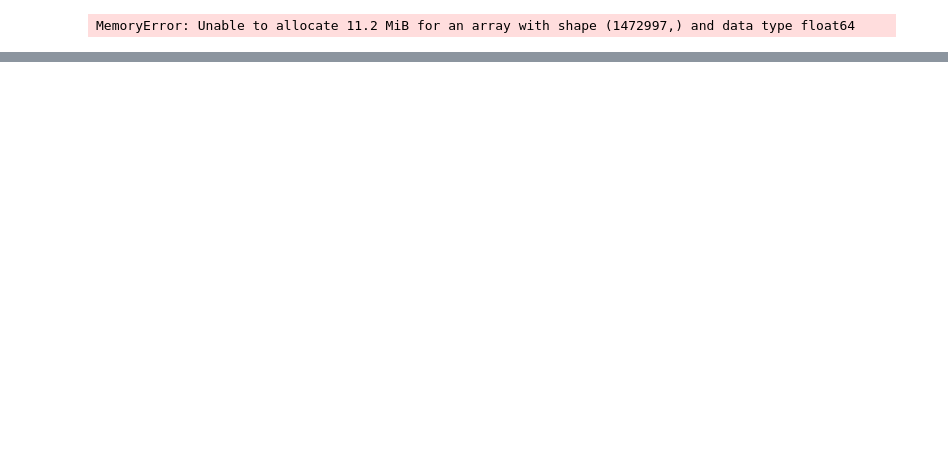
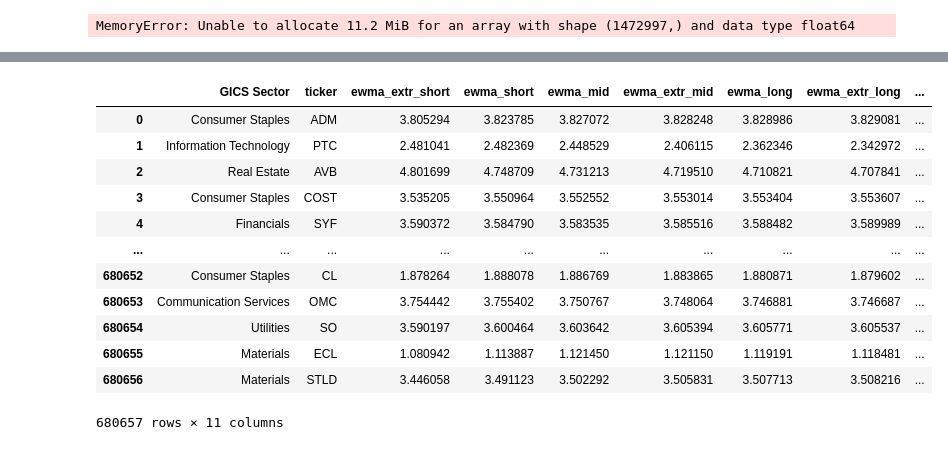
Before and after one commit to ALEE0001/stock_prediction, a Jupyter notebook: model.ipynb, the cells around one changed output, grey strips where cells are left out. Saved outputs shown, nothing was run; the diff lists cells and outputs as text; code cells hidden in the pictures; blank space fills up the shorter version.

```diff
--- a/model.ipynb
+++ b/model.ipynb
@@ -179,0 +180,17 @@ R-squared (R2) on Test Set: 0.9986953527663955
+# %%
+result = pd.concat([X_test.reset_index(drop=True), y_test.reset_index(drop=True), pd.Series(preds, name='predicted_values')], axis=1)
+result
+# %% [output]
+|  | GICS Sector | ticker | ewma_extr_short | ewma_short | ewma_mid | ewma_extr_mid | ewma_long | ewma_extr_long | ... |
+| 0 | Consumer Staples | ADM | 3.805294 | 3.823785 | 3.827072 | 3.828248 | 3.828986 | 3.829081 | ... |
+| 1 | Information Technology | PTC | 2.481041 | 2.482369 | 2.448529 | 2.406115 | 2.362346 | 2.342972 | ... |
+| 2 | Real Estate | AVB | 4.801699 | 4.748709 | 4.731213 | 4.719510 | 4.710821 | 4.707841 | ... |
+| 3 | Consumer Staples | COST | 3.535205 | 3.550964 | 3.552552 | 3.553014 | 3.553404 | 3.553607 | ... |
+| 4 | Financials | SYF | 3.590372 | 3.584790 | 3.583535 | 3.585516 | 3.588482 | 3.589989 | ... |
+| ... | ... | ... | ... | ... | ... | ... | ... | ... | ... |
+| 680652 | Consumer Staples | CL | 1.878264 | 1.888078 | 1.886769 | 1.883865 | 1.880871 | 1.879602 | ... |
+| 680653 | Communication Services | OMC | 3.754442 | 3.755402 | 3.750767 | 3.748064 | 3.746881 | 3.746687 | ... |
+| 680654 | Utilities | SO | 3.590197 | 3.600464 | 3.603642 | 3.605394 | 3.605771 | 3.605537 | ... |
+| 680655 | Materials | ECL | 1.080942 | 1.113887 | 1.121450 | 1.121150 | 1.119191 | 1.118481 | ... |
+| 680656 | Materials | STLD | 3.446058 | 3.491123 | 3.502292 | 3.505831 | 3.507713 | 3.508216 | ... |
+680657 rows × 11 columns
```
Also changed, not shown: parts of 10 cells of this notebook.
